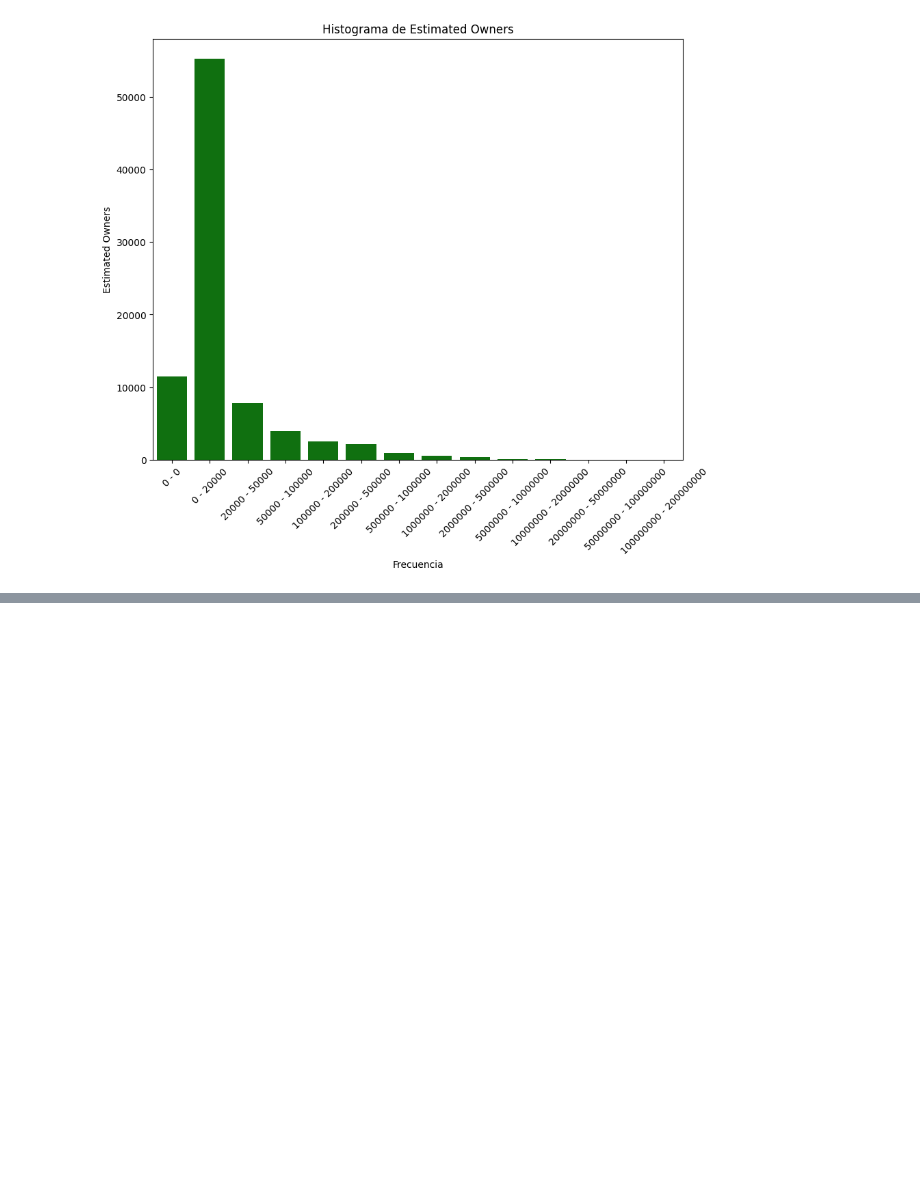
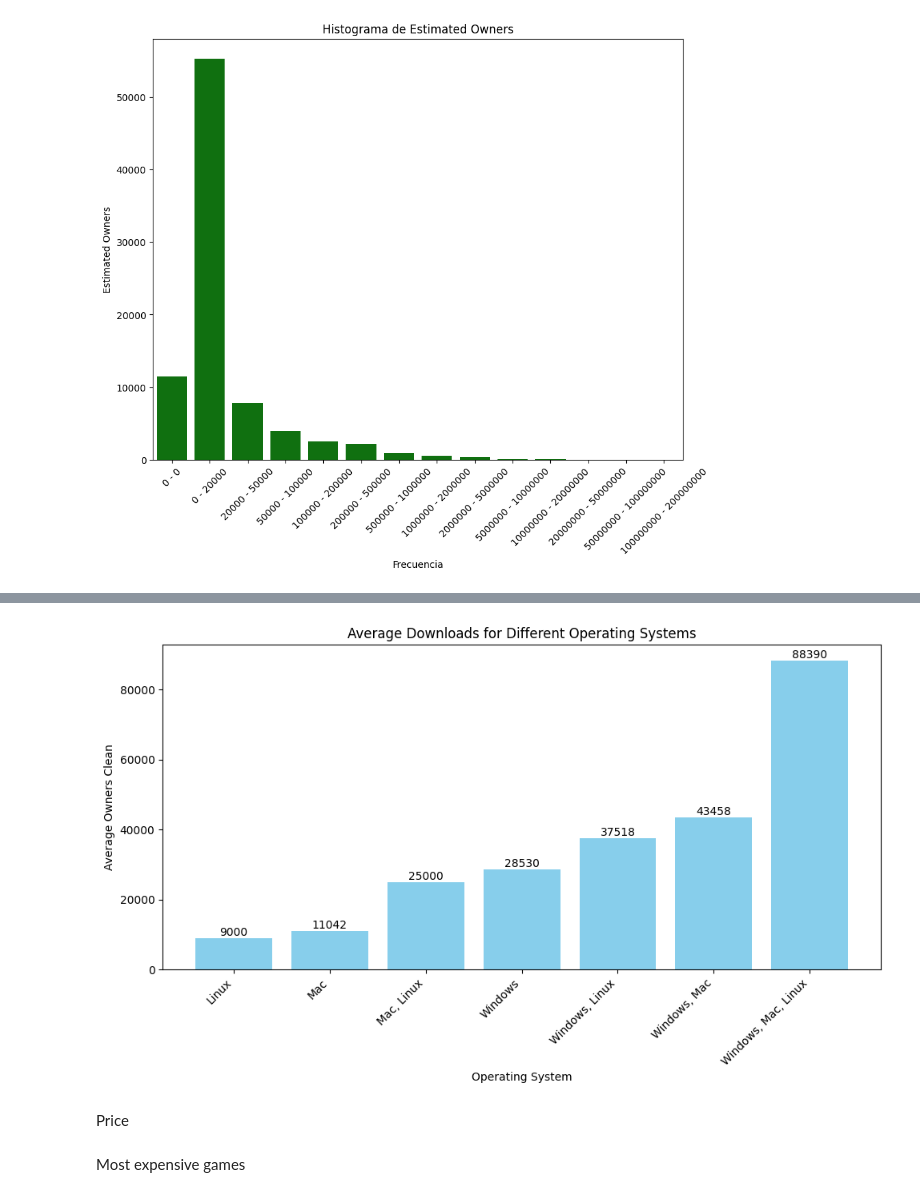
Before and after one commit to SamuelEscalante/SteamGames_Repository, a Jupyter notebook: notebooks/EDA/raw_eda.ipynb, the cells around one changed output, grey strips where cells are left out. Drawn from its saved outputs; the diff is of its cells as text; code cells hidden in the pictures; blank space fills up the shorter version.

```diff
--- a/notebooks/EDA/raw_eda.ipynb
+++ b/notebooks/EDA/raw_eda.ipynb
@@ -390,0 +416,19 @@ plt.show()
+# %%
+# Extracting the "Estimated owners" column
+estimated_owners_column = games["EstimatedOwners"]
+
+# Function to clean ownership ranges and calculate median
+def clean_ownership_range(x):
+    x = x.strip()
+    lower, upper = map(int, x.split("-"))
+    median = (upper - lower) / 2
+    return median
+
+# Example usage of the clean_ownership_range function
+example_cleaned_ownership = clean_ownership_range("0 - 20000")
+
+# Applying the clean_ownership_range function to each row and creating a new column
+games['OwnersClean'] = games['EstimatedOwners'].apply(clean_ownership_range)
+
+# Extracting the 'owners_clean' column
+cleaned_owners_column = games['OwnersClean']
@@ -390,0 +487,4 @@ plt.show()
+# %%
+downloads_for_os = games.groupby('OS')['OwnersClean'].mean().reset_index()
+
+print(downloads_for_os)
@@ -390,0 +500,22 @@ plt.show()
+# %%
+# Crear un gráfico de barras
+plt.figure(figsize=(10, 6))
+bars = plt.bar(downloads_for_os['OS'], downloads_for_os['OwnersClean'], color='skyblue')
+plt.title('Average Downloads for Different Operating Systems')
+plt.xlabel('Operating System')
+plt.ylabel('Average Owners Clean')
+
+# Añadir etiquetas en las barras sin decimales
+for bar in bars:
+    yval = bar.get_height()
+    plt.text(bar.get_x() + bar.get_width()/2, yval, int(round(yval)), ha='center', va='bottom', color='black', size=10)
+
+plt.xticks(rotation=45, ha='right')
+plt.tight_layout()
+plt.show()
+# %% [output]
+[figure, added]
+# %% [markdown]
+Price
+# %% [markdown]
+Most expensive games
```
Also changed, not shown: parts of 46 cells of this notebook, 2 other files.
